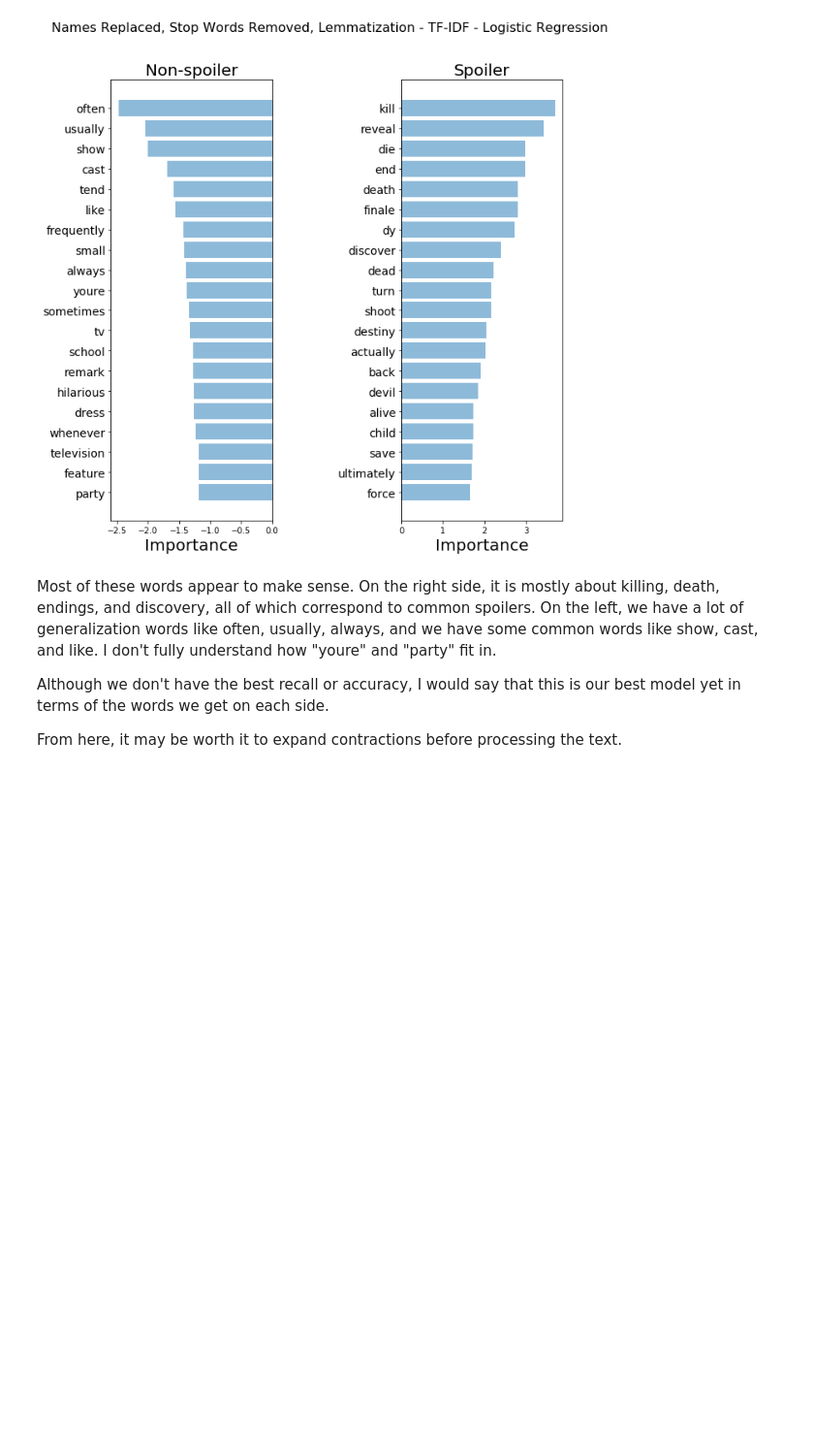
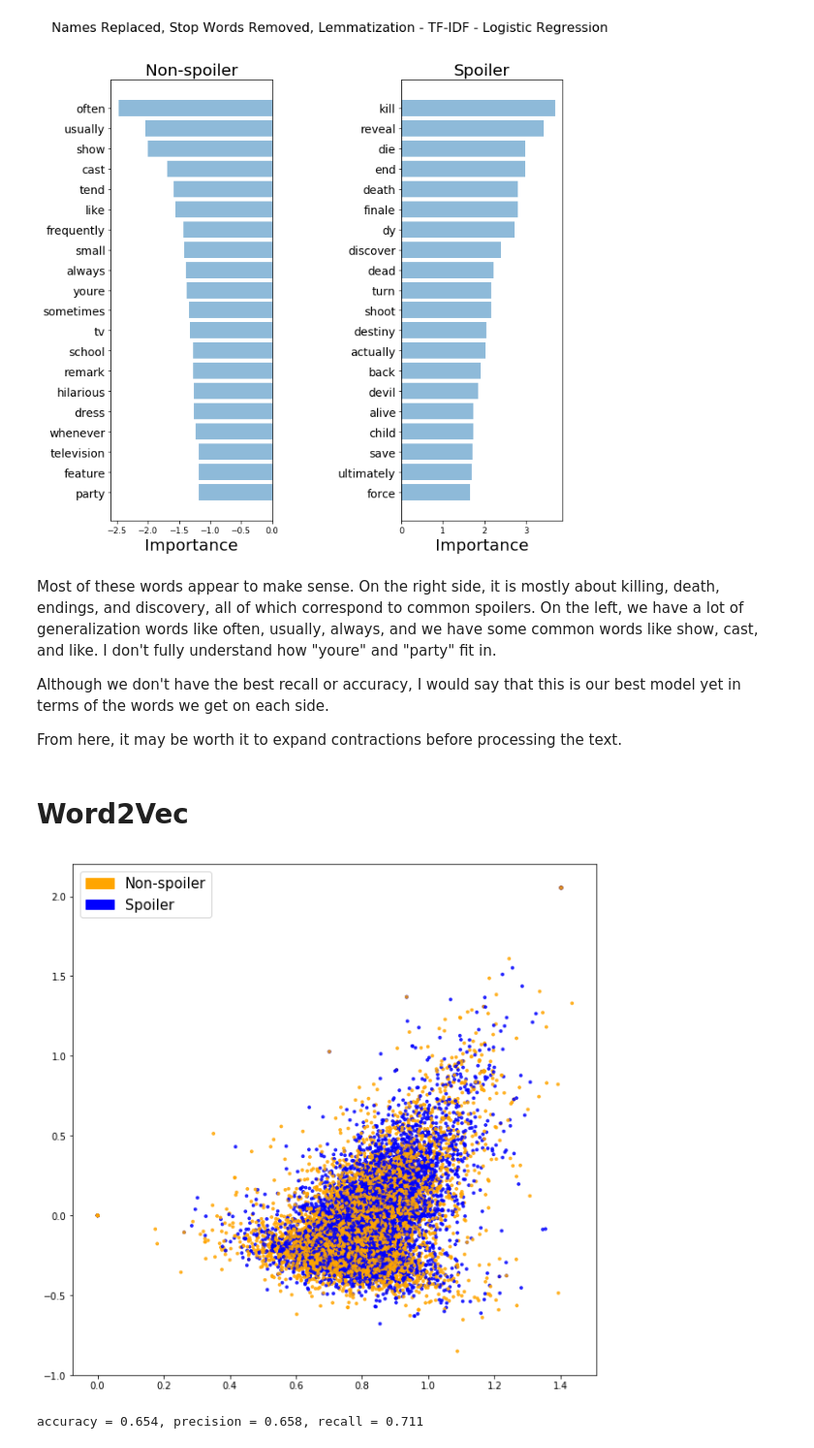
Before and after one commit to ryansmick/victor, a Jupyter notebook: model_selection.ipynb, the cells around one changed output. Shown at 97% size. Drawn from its saved outputs; the diff is of its cells as text; code cells hidden in the pictures; blank space fills up the shorter version.

```diff
--- a/model_selection.ipynb
+++ b/model_selection.ipynb
@@ -827,3 +809,5 @@ Most of these words appear to make sense. On the right side, it is mostly about
 Although we don't have the best recall or accuracy, I would say that this is our best model yet in terms of the words we get on each side.
 
 From here, it may be worth it to expand contractions before processing the text.
+# %% [markdown]
+# Word2Vec
@@ -829,0 +839,52 @@ From here, it may be worth it to expand contractions before processing the text.
+# %%
+import copy
+import codecs
+input_file_name = "data/train.balanced.csv"
+input_file = codecs.open(input_file_name, "r",encoding='utf-8', errors='replace')
+
+data = []
+for line in input_file:
+    split_line = split_from_back(line, ',', 4)
+    data.append(split_line[:2])
+
+original_data = copy.deepcopy(data)
+
+remove_names_from_list(data, 0)
+
+new_data = []
+for index, row in enumerate(data):
+    try:
+        remove_links(row, 0)
+        remove_mentions(row, 0)
+        remove_non_standard_characters(row, 0)
+        replace_at(row, 0)
+        replace_and(row, 0)
+        remove_punctuation(row, 0)
+        to_lowercase(row, 0)
+        boolean_to_nums(row, 1)
+        remove_stop_words(row, 0)
+        lemmatize_nouns(row, 0)
+        lemmatize_verbs(row, 0)
+        new_data.append(row)
+    except:
+        del original_data[index]
+        continue
+input_file.close()
+data = new_data
+# %%
+import copy
+text_data = copy.deepcopy(data)
+tokenize(data, 0)
+features, classes = word_2_vec(data)
+# %%
+plot_LSA(features, classes)
+plt.show()
+# %% [output]
+[figure, added]
+# %%
+from sklearn.linear_model import LogisticRegression
+model = LogisticRegression()
+accuracy, precision, recall, true_labels, pred_labels, coefs = validate(model, features, classes)
+print("accuracy = {}, precision = {}, recall = {}".format(round(accuracy, 3), round(precision, 3), round(recall, 3)))
+# %% [output]
+accuracy = 0.654, precision = 0.658, recall = 0.711
```
Also changed, not shown: parts of 13 cells of this notebook, 2 other files.
